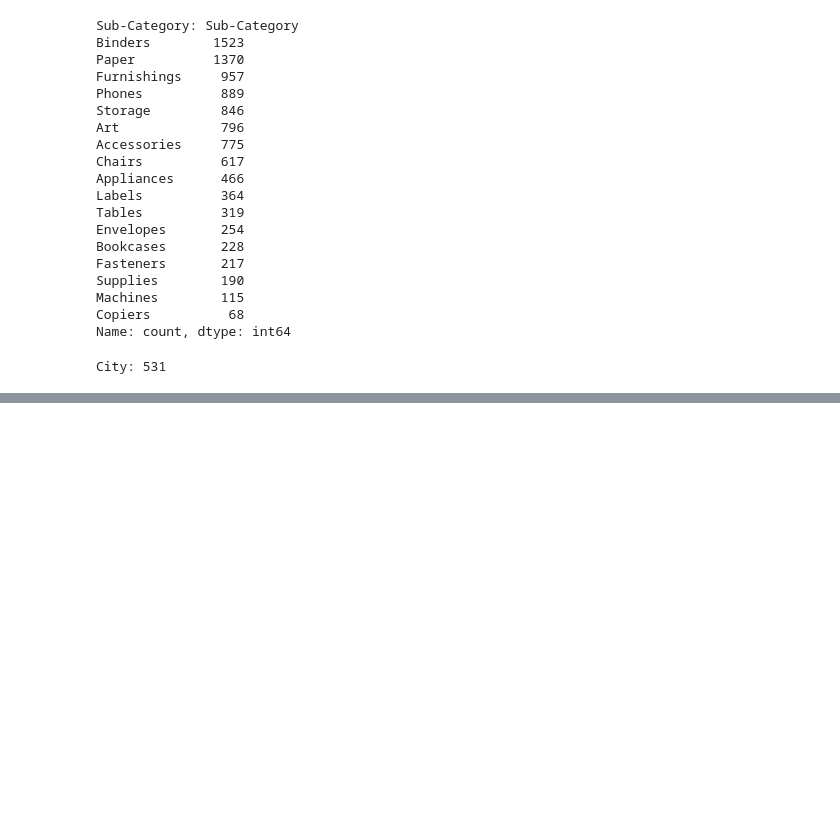
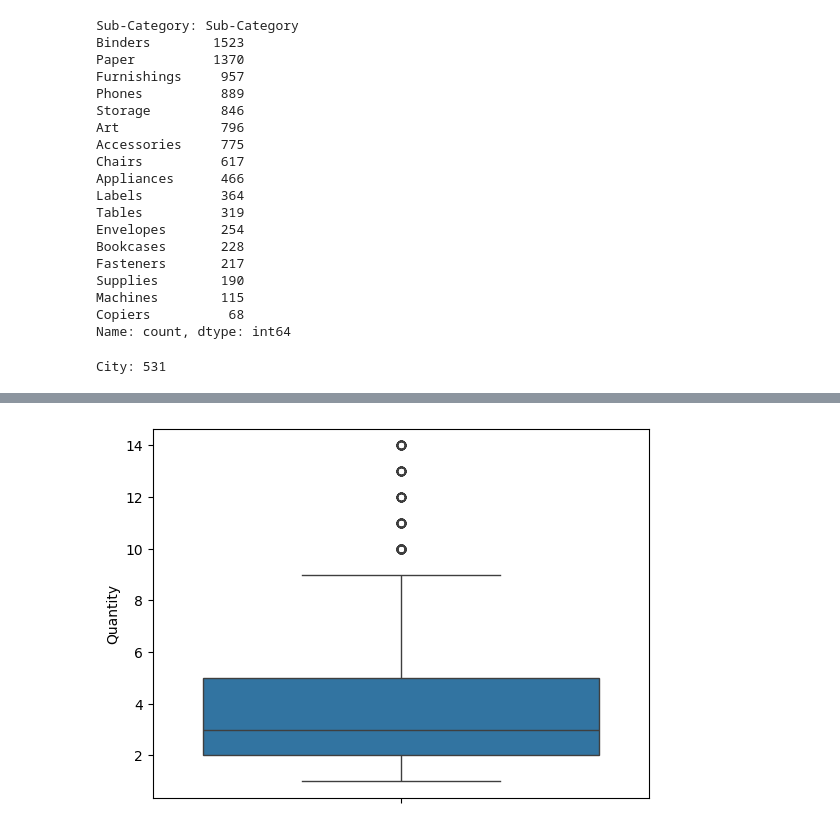
Before and after one commit to OA-Biswajit/Messy-Retail-Audit, a Jupyter notebook: Messy Retail Audit.ipynb, the cells around one changed output, grey strips where cells are left out. Drawn from its saved outputs; the diff is of its cells as text; code cells hidden in the pictures; blank space fills up the shorter version.

```diff
--- a/Messy Retail Audit.ipynb
+++ b/Messy Retail Audit.ipynb
@@ -214,0 +244,5 @@ City: 531
+# %%
+sns.boxplot(df['Quantity'])
+plt.show()
+# %% [output]
+[figure, added]
```
Also changed, not shown: parts of 13 cells of this notebook.
